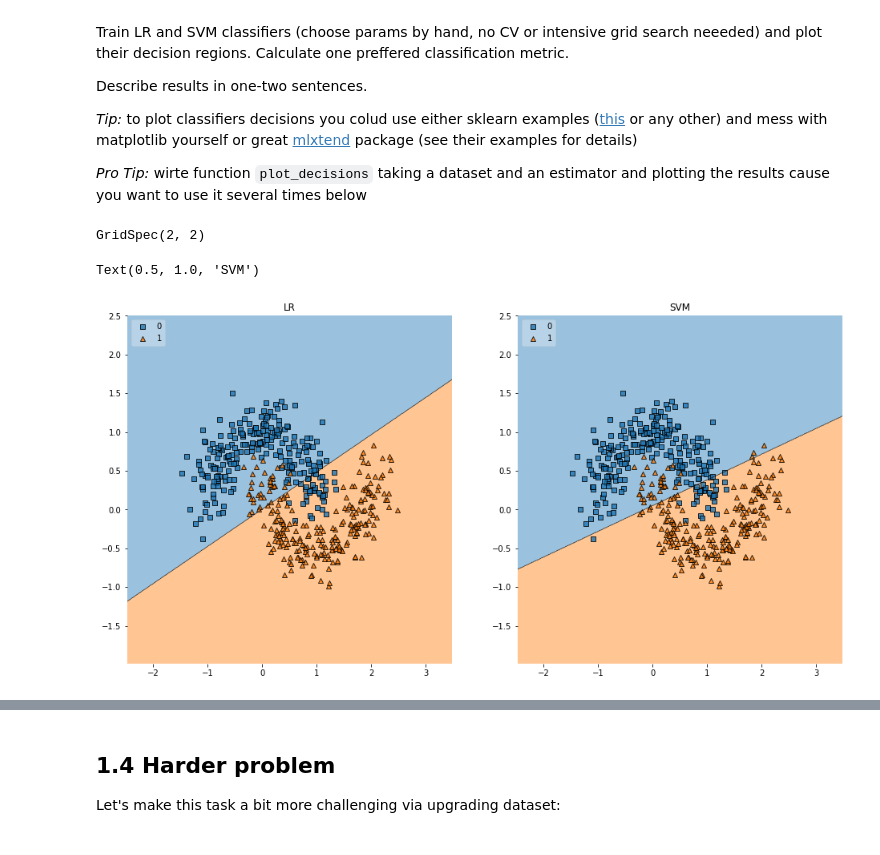
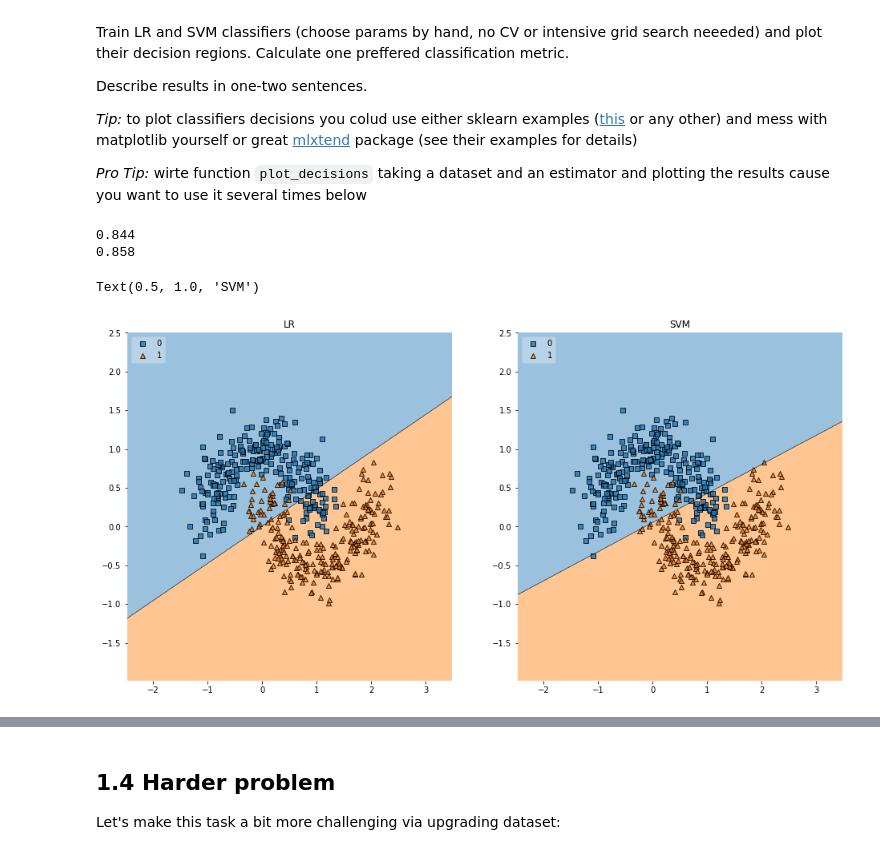
Before and after one commit to G544/ml-mipt, a Jupyter notebook: homeworks_basic/Lab1_ML_pipeline_and_SVM/Lab1_part3_SVM.ipynb, the cells around one changed output, grey strips where cells are left out. Drawn from its saved outputs; the diff is of its cells as text; code cells hidden in the pictures.

```diff
--- a/homeworks_basic/Lab1_ML_pipeline_and_SVM/Lab1_part3_SVM.ipynb
+++ b/homeworks_basic/Lab1_ML_pipeline_and_SVM/Lab1_part3_SVM.ipynb
@@ -40,34 +40,37 @@ Describe results in one-two sentences.
 _Tip:_ to plot classifiers decisions you colud use either sklearn examples ([this](https://scikit-learn.org/stable/auto_examples/neural_networks/plot_mlp_alpha.html#sphx-glr-auto-examples-neural-networks-plot-mlp-alpha-py) or any other) and mess with matplotlib yourself or great [mlxtend](https://github.com/rasbt/mlxtend) package (see their examples for details)
 
 _Pro Tip:_ wirte function `plot_decisions` taking a dataset and an estimator and plotting the results cause you want to use it several times below
-# %%
-gs
-# %% [output]
-GridSpec(2, 2)
 # %%
 from sklearn.linear_model import LogisticRegression
 from sklearn.svm import SVC
 import matplotlib.pyplot as plt
 from mlxtend.plotting import plot_decision_regions
 import matplotlib.gridspec as gridspec
 
 gs = gridspec.GridSpec(1,2)
 
 lr = LogisticRegression(C=0.1, penalty='l2') # add some params
-svm = SVC(kernel='linear') # here too
+svm = SVC(kernel='linear', C=0.1) # here too
 lr.fit(moons_points,moons_labels)
 svm.fit(moons_points,moons_labels)
 
 
-### YOUR CODE HERE
+### YOUR CODE
+from sklearn.metrics import accuracy_score
+
+print(accuracy_score(lr.predict(moons_points), moons_labels))
+print(accuracy_score(svm.predict(moons_points), moons_labels))
+
 fig = plt.figure(figsize=(16,8))
 ax = plt.subplot(gs[0,0])
 fig =plot_decision_regions(moons_points, moons_labels, clf=lr, legend=2)
 plt.title('LR')
 
 ax = plt.subplot(gs[0,1])
 fig =plot_decision_regions(moons_points, moons_labels, clf=svm, legend=2)
 plt.title('SVM')
 # %% [output]
-Text(0.5, 1.0, 'SVM')
+0.844
+0.858
+Text(0.5, 1.0, 'SVM')
-[figure, old version]
+[figure, new version]
```
Also changed, not shown: parts of 12 cells of this notebook.
